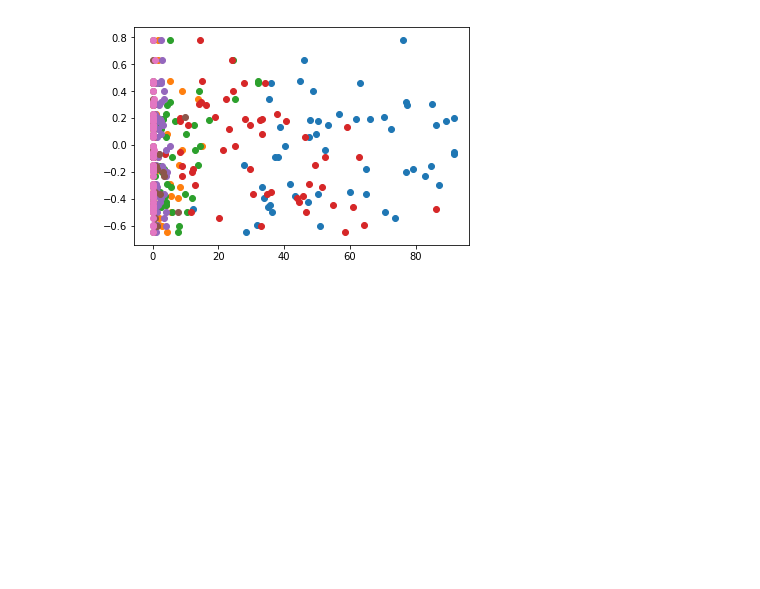
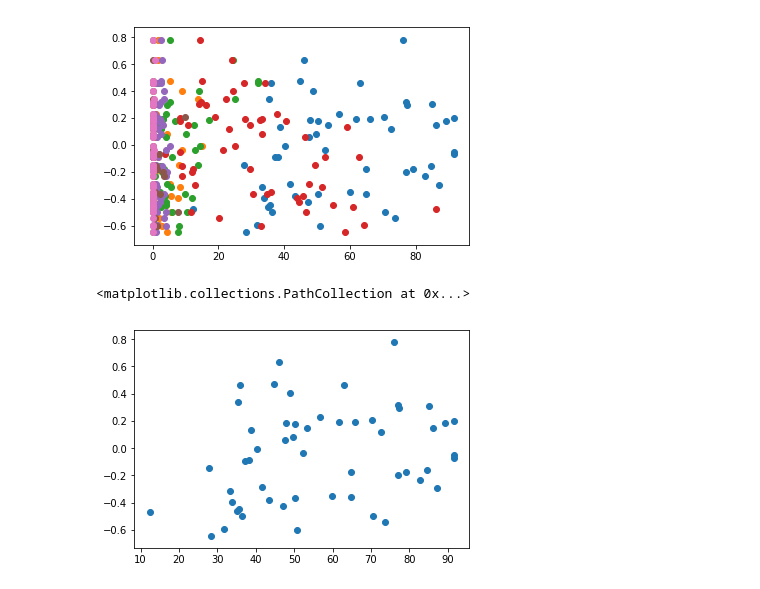
Before and after one commit to Jesse-mk/COGS108_Repo, a Jupyter notebook: SD_hpiscore_map.ipynb, the cells around one changed output. Drawn from its saved outputs; the diff is of its cells as text; code cells hidden in the pictures; blank space fills up the shorter version.

Commit message:
add diversity plots

```diff
--- a/SD_hpiscore_map.ipynb
+++ b/SD_hpiscore_map.ipynb
@@ -376,3 +378,8 @@ plt.scatter(group["pacificisl_pct"], group["hpi2score"])
 # %% [output]
 <matplotlib.collections.PathCollection at 0x...>
 [figure]
+# %%
+plt.scatter(group["white_pct"], group["hpi2score"])
+# %% [output]
+<matplotlib.collections.PathCollection at 0x...>
+[figure, added]
```
Also changed, not shown: parts of 12 cells of this notebook.
